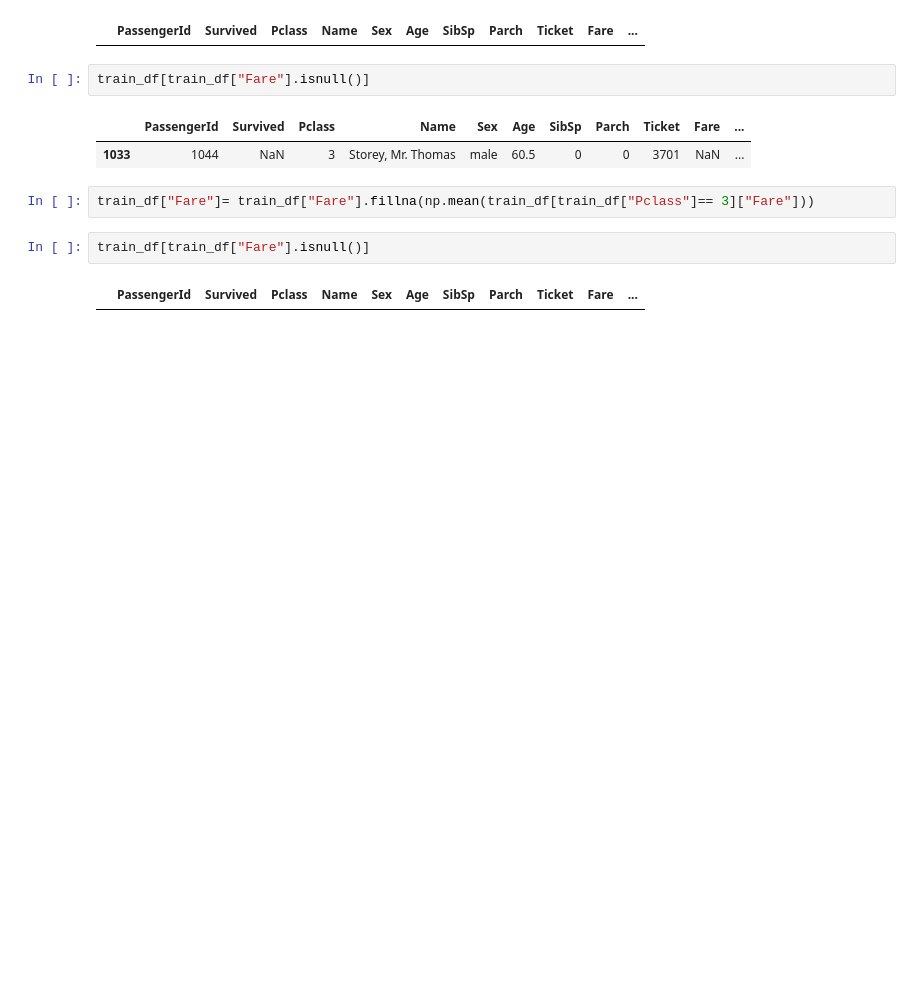
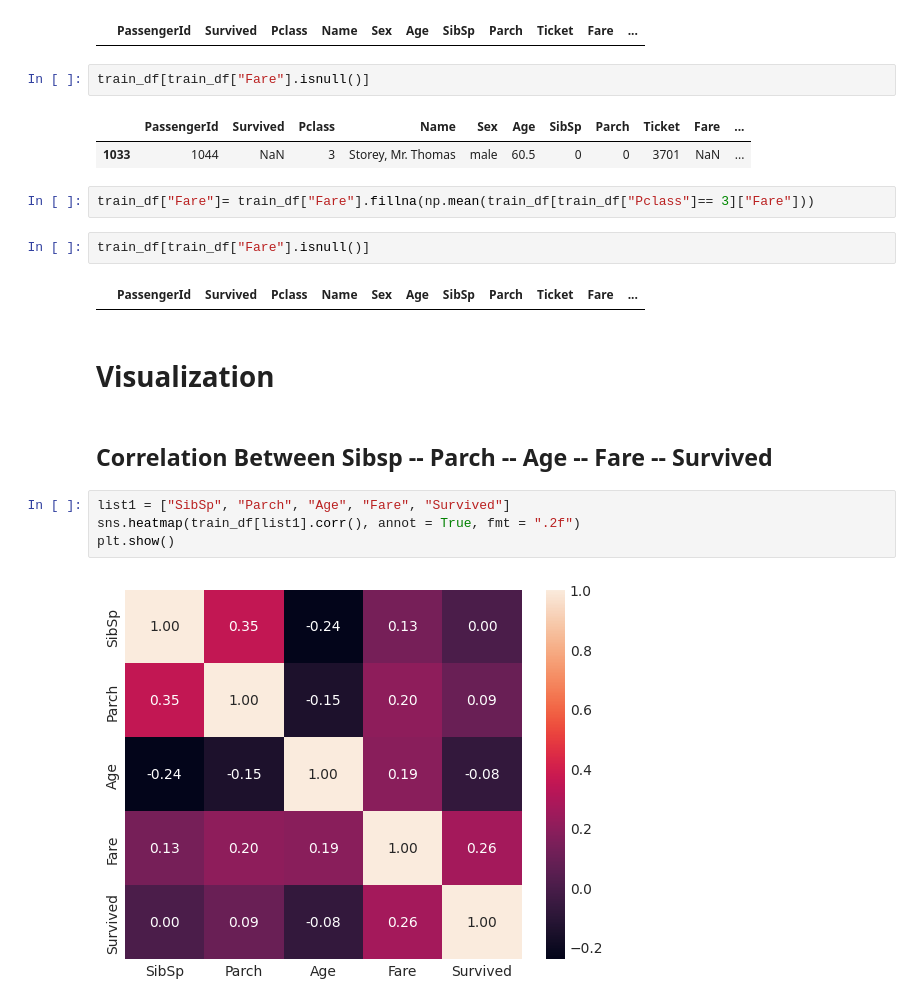
Before and after one commit to BarisOzgurYasar/Titanic-ML, a Jupyter notebook: titanic-eda-notebook.ipynb, the cells around one changed output. Cells and saved outputs as stored; diff of their text form; blank space fills up the shorter version.

```diff
--- a/titanic-eda-notebook.ipynb
+++ b/titanic-eda-notebook.ipynb
@@ -405,3 +415,15 @@ train_df["Fare"]= train_df["Fare"].fillna(np.mean(train_df[train_df["Pclass"]==
 train_df[train_df["Fare"].isnull()]
 # %% [output]
 |  | PassengerId | Survived | Pclass | Name | Sex | Age | SibSp | Parch | Ticket | Fare | ... |
+# %% [markdown]
+<a id="11"></a>
+# Visualization
+# %% [markdown]
+<a id="12"></a>
+## Correlation Between Sibsp -- Parch -- Age -- Fare -- Survived
+# %%
+list1 = ["SibSp", "Parch", "Age", "Fare", "Survived"]
+sns.heatmap(train_df[list1].corr(), annot = True, fmt = ".2f")
+plt.show()
+# %% [output]
+[figure, added]
```
Also changed, not shown: parts of 14 cells of this notebook.
